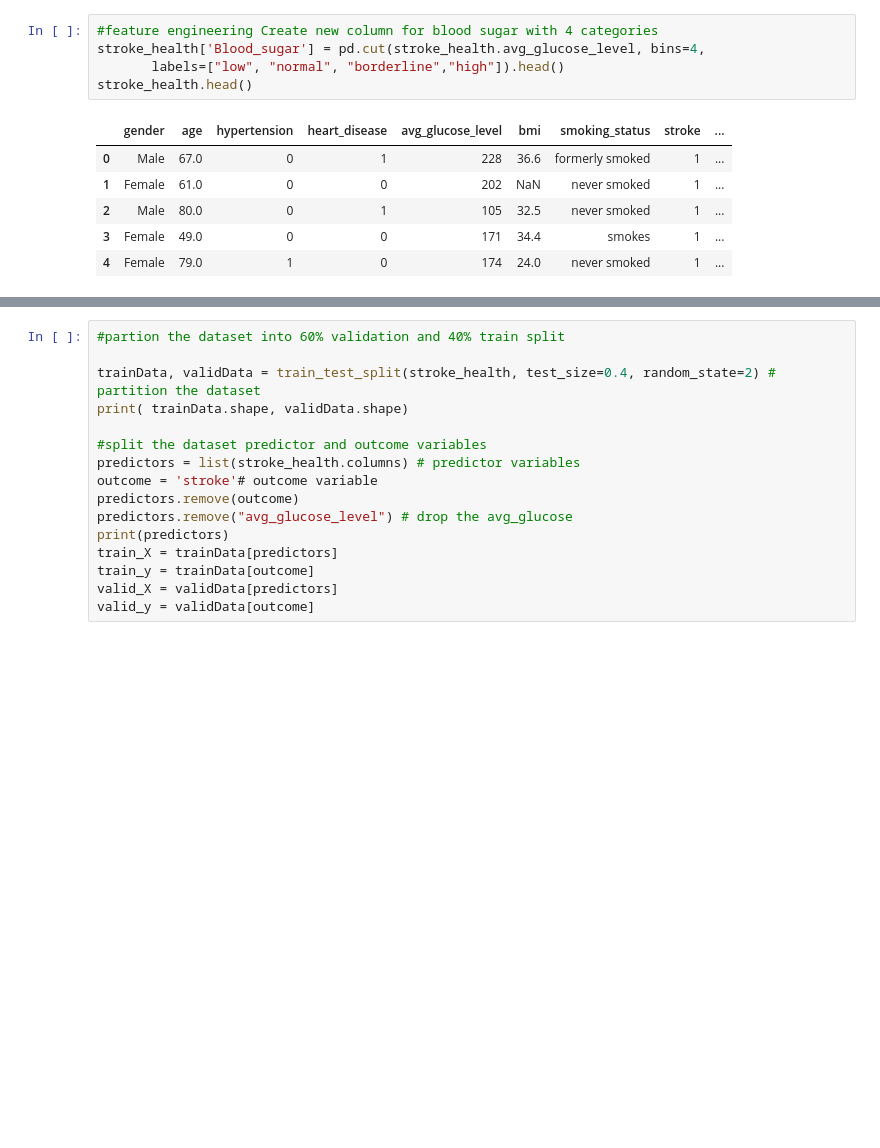
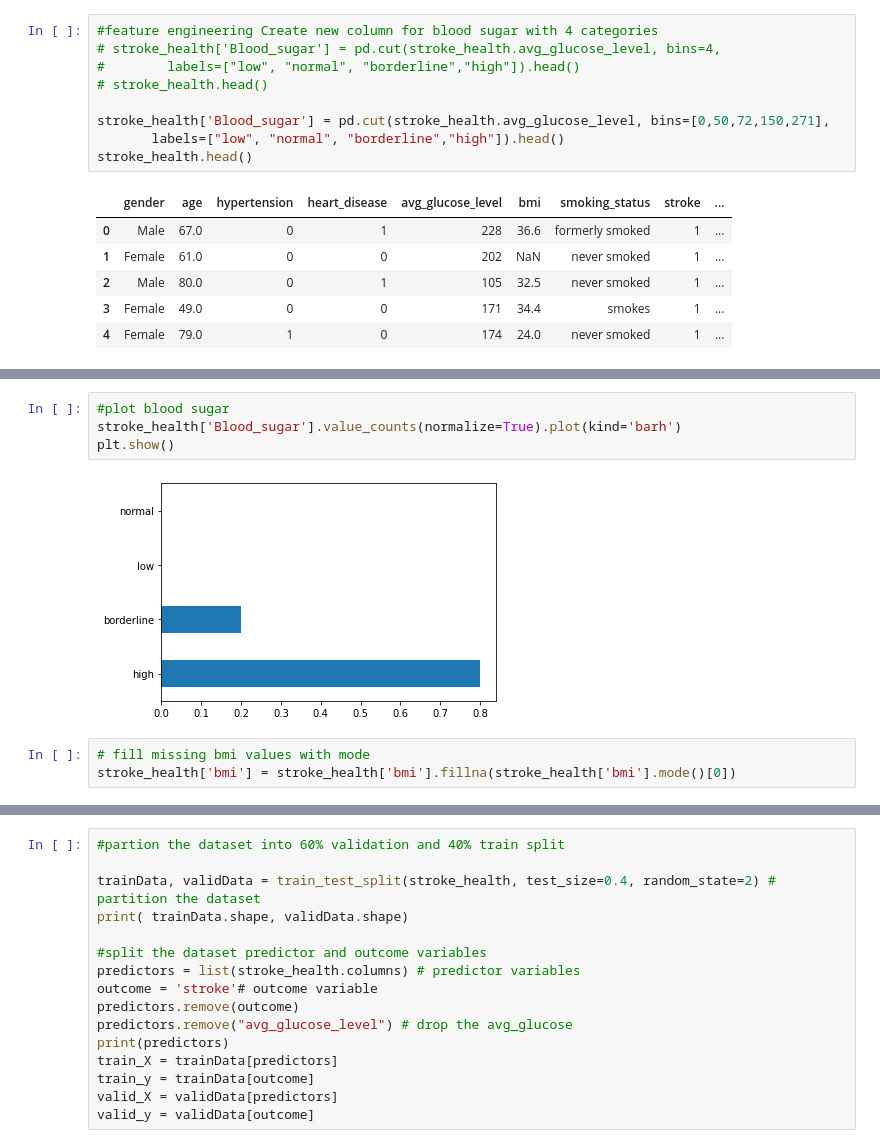
Before and after one commit to EBelekanich/Stroke-Prediction, a Jupyter notebook: Stroke-Prediction-checkpoint.ipynb, the cells around one changed output, grey strips where cells are left out. Cells and saved outputs as stored; diff of their text form; blank space fills up the shorter version.

```diff
--- a/Stroke-Prediction-checkpoint.ipynb
+++ b/Stroke-Prediction-checkpoint.ipynb
@@ -259,7 +261,11 @@ stroke_health.head()
 | 4 | Female | 79.0 | 1 | 0 | 174.12 | 24.0 | never smoked | 1 |
 # %%
 #feature engineering Create new column for blood sugar with 4 categories
-stroke_health['Blood_sugar'] = pd.cut(stroke_health.avg_glucose_level, bins=4,
+# stroke_health['Blood_sugar'] = pd.cut(stroke_health.avg_glucose_level, bins=4,
+#        labels=["low", "normal", "borderline","high"]).head()
+# stroke_health.head()
+
+stroke_health['Blood_sugar'] = pd.cut(stroke_health.avg_glucose_level, bins=[0,50,72,150,271],
        labels=["low", "normal", "borderline","high"]).head()
 stroke_health.head()
 # %% [output]
@@ -271,0 +286,9 @@ stroke_health.head()
+# %%
+#plot blood sugar
+stroke_health['Blood_sugar'].value_counts(normalize=True).plot(kind='barh')
+plt.show()
+# %% [output]
+[figure, added]
+# %%
+# fill missing bmi values with mode
+stroke_health['bmi'] = stroke_health['bmi'].fillna(stroke_health['bmi'].mode()[0])
```
Also changed, not shown: parts of 8 cells of this notebook.
